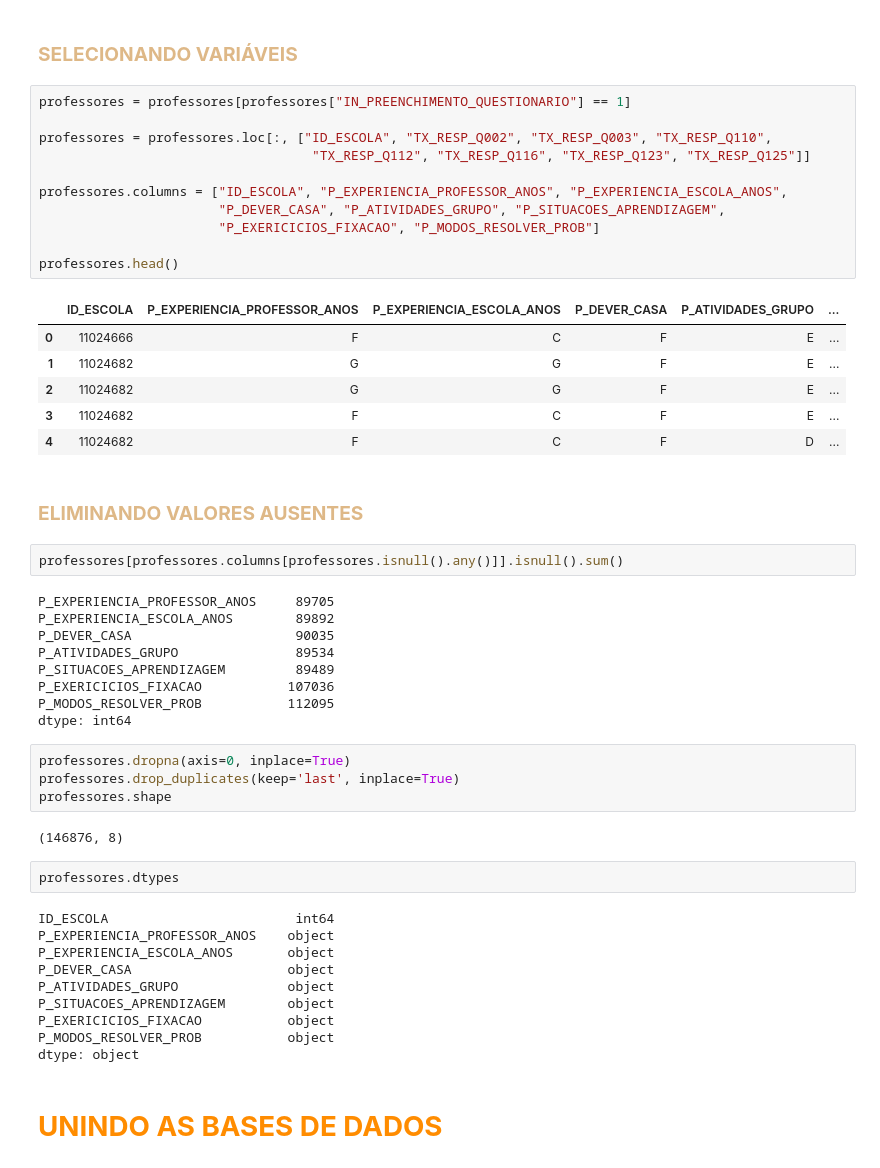
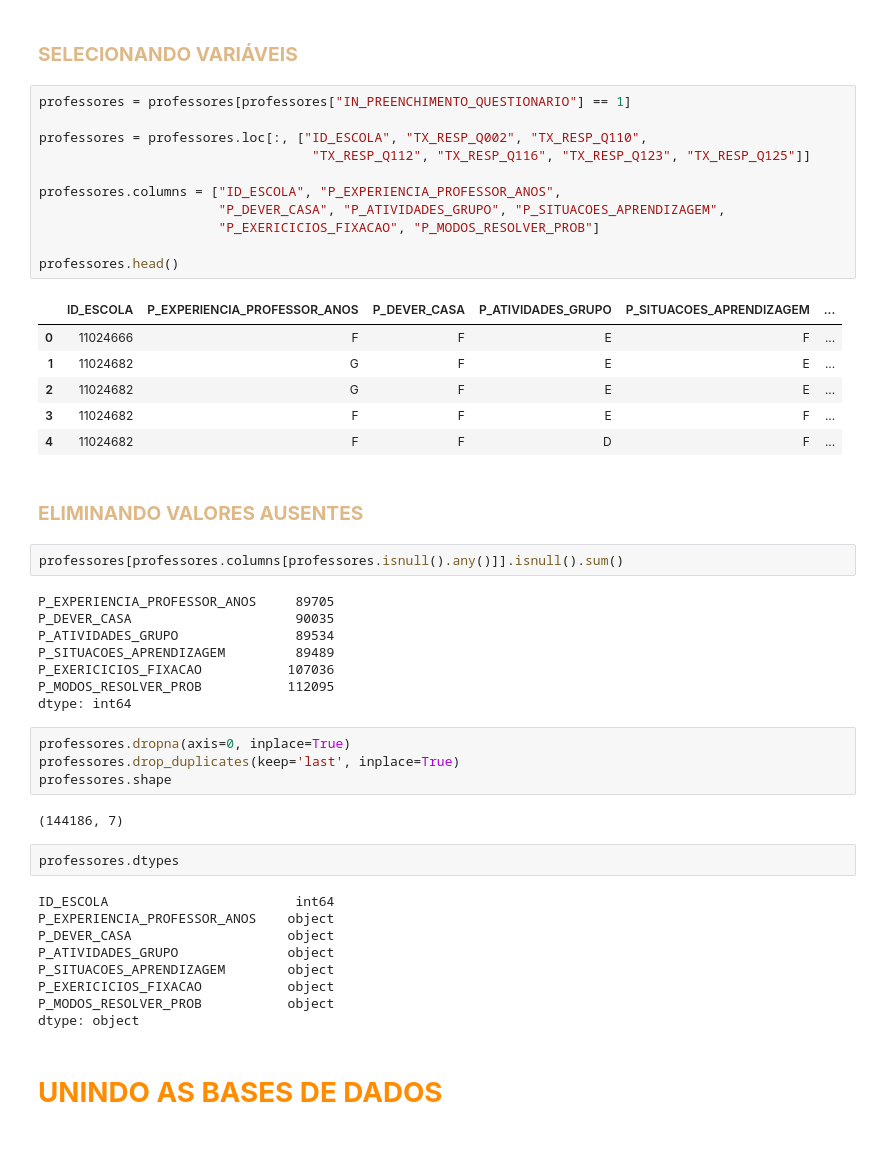
Before and after one commit to freitaasw/Analises_Saeb, a Jupyter notebook: Saeb/Analise9EF.ipynb, the cells around one changed output. Drawn from its saved outputs; the diff is of its cells as text.

```diff
--- a/Saeb/Analise9EF.ipynb
+++ b/Saeb/Analise9EF.ipynb
@@ -207,28 +205,27 @@ professores.shape
 # %%
 professores = professores[professores["IN_PREENCHIMENTO_QUESTIONARIO"] == 1]
 
-professores = professores.loc[:, ["ID_ESCOLA", "TX_RESP_Q002", "TX_RESP_Q003", "TX_RESP_Q110",
+professores = professores.loc[:, ["ID_ESCOLA", "TX_RESP_Q002", "TX_RESP_Q110",
                                    "TX_RESP_Q112", "TX_RESP_Q116", "TX_RESP_Q123", "TX_RESP_Q125"]]
 
-professores.columns = ["ID_ESCOLA", "P_EXPERIENCIA_PROFESSOR_ANOS", "P_EXPERIENCIA_ESCOLA_ANOS",
+professores.columns = ["ID_ESCOLA", "P_EXPERIENCIA_PROFESSOR_ANOS",
                        "P_DEVER_CASA", "P_ATIVIDADES_GRUPO", "P_SITUACOES_APRENDIZAGEM",
                        "P_EXERICICIOS_FIXACAO", "P_MODOS_RESOLVER_PROB"]
 
 professores.head()
 # %% [output]
-|  | ID_ESCOLA | P_EXPERIENCIA_PROFESSOR_ANOS | P_EXPERIENCIA_ESCOLA_ANOS | P_DEVER_CASA | P_ATIVIDADES_GRUPO | ... |
-| 0 | 11024666 | F | C | F | E | ... |
-| 1 | 11024682 | G | G | F | E | ... |
-| 2 | 11024682 | G | G | F | E | ... |
-| 3 | 11024682 | F | C | F | E | ... |
-| 4 | 11024682 | F | C | F | D | ... |
+|  | ID_ESCOLA | P_EXPERIENCIA_PROFESSOR_ANOS | P_DEVER_CASA | P_ATIVIDADES_GRUPO | P_SITUACOES_APRENDIZAGEM | ... |
+| 0 | 11024666 | F | F | E | F | ... |
+| 1 | 11024682 | G | F | E | E | ... |
+| 2 | 11024682 | G | F | E | E | ... |
+| 3 | 11024682 | F | F | E | F | ... |
+| 4 | 11024682 | F | F | D | F | ... |
 # %% [markdown]
 ### <font color='#DEB887'>**ELIMINANDO VALORES AUSENTES**</font>
 # %%
 professores[professores.columns[professores.isnull().any()]].isnull().sum()
 # %% [output]
 P_EXPERIENCIA_PROFESSOR_ANOS     89705
-P_EXPERIENCIA_ESCOLA_ANOS        89892
 P_DEVER_CASA                     90035
 P_ATIVIDADES_GRUPO               89534
 P_SITUACOES_APRENDIZAGEM         89489
@@ -240,13 +237,12 @@ professores.dropna(axis=0, inplace=True)
 professores.drop_duplicates(keep='last', inplace=True)
 professores.shape
 # %% [output]
-(146876, 8)
+(144186, 7)
 # %%
 professores.dtypes
 # %% [output]
 ID_ESCOLA                        int64
 P_EXPERIENCIA_PROFESSOR_ANOS    object
-P_EXPERIENCIA_ESCOLA_ANOS       object
 P_DEVER_CASA                    object
 P_ATIVIDADES_GRUPO              object
 P_SITUACOES_APRENDIZAGEM        object
```
Also changed, not shown: parts of 24 cells of this notebook.
